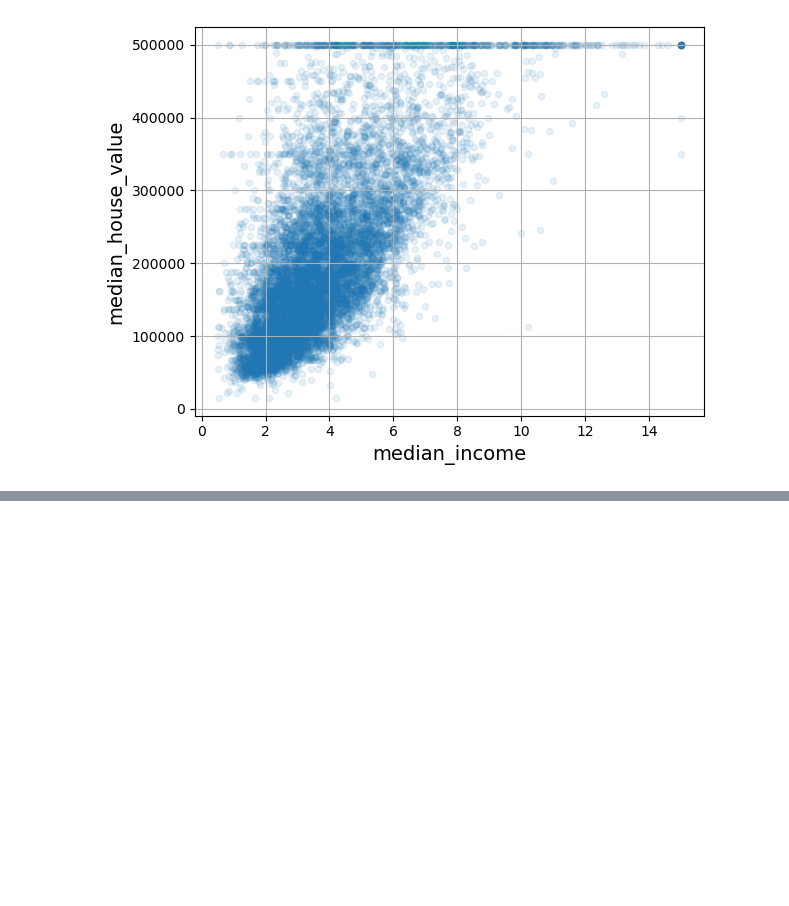
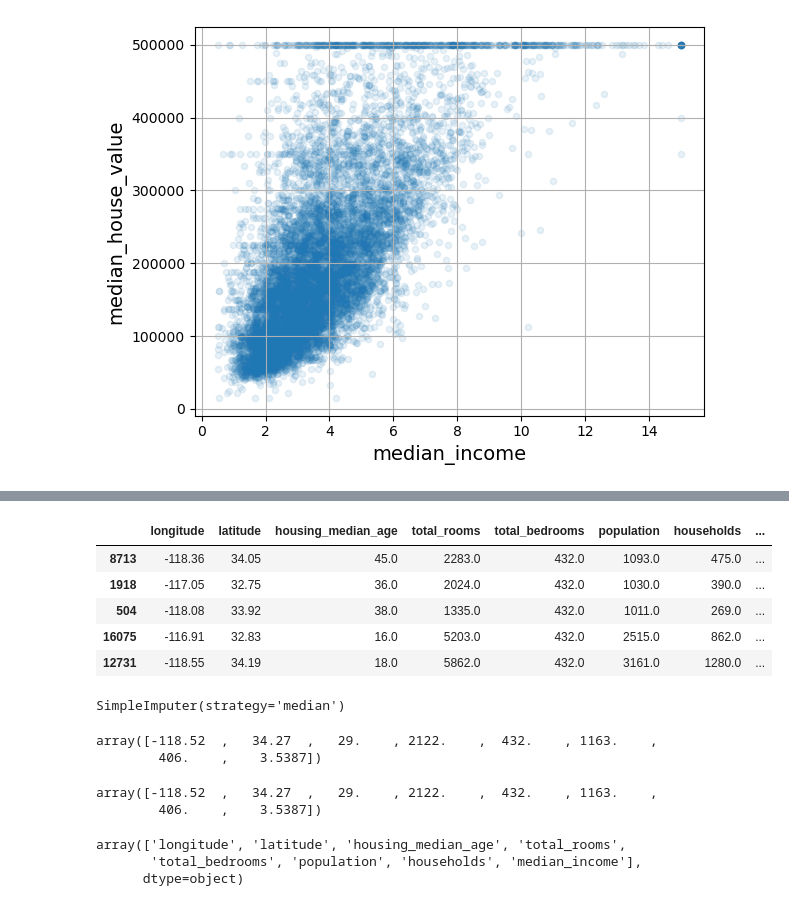
Before and after one commit to shekinahmanyi/ml_projects, a Jupyter notebook: project_1.ipynb, the cells around one changed output, grey strips where cells are left out. Drawn from its saved outputs; the diff is of its cells as text; code cells hidden in the pictures; blank space fills up the shorter version.

```diff
--- a/project_1.ipynb
+++ b/project_1.ipynb
@@ -244,0 +280,14 @@ plt.show()
+# %%
+housing_option3 = housing.copy()
+
+median = housing["total_bedrooms"].median()
+housing_option3.fillna({"total_bedrooms": median}, inplace=True)  # option 3
+
+housing_option3.loc[null_rows_idx].head()
+# %% [output]
+|  | longitude | latitude | housing_median_age | total_rooms | total_bedrooms | population | households | ... |
+| 8713 | -118.36 | 34.05 | 45.0 | 2283.0 | 432.0 | 1093.0 | 475.0 | ... |
+| 1918 | -117.05 | 32.75 | 36.0 | 2024.0 | 432.0 | 1030.0 | 390.0 | ... |
+| 504 | -118.08 | 33.92 | 38.0 | 1335.0 | 432.0 | 1011.0 | 269.0 | ... |
+| 16075 | -116.91 | 32.83 | 16.0 | 5203.0 | 432.0 | 2515.0 | 862.0 | ... |
+| 12731 | -118.55 | 34.19 | 18.0 | 5862.0 | 432.0 | 3161.0 | 1280.0 | ... |
@@ -244,0 +301,14 @@ plt.show()
+# %%
+imputer.fit(housing_num)
+# %% [output]
+SimpleImputer(strategy='median')
+# %%
+imputer.statistics_
+# %% [output]
+array([-118.52  ,   34.27  ,   29.    , 2122.    ,  432.    , 1163.    ,
+        406.    ,    3.5387])
+# %%
+housing_num.median().values
+# %% [output]
+array([-118.52  ,   34.27  ,   29.    , 2122.    ,  432.    , 1163.    ,
+        406.    ,    3.5387])
@@ -244,0 +317,6 @@ plt.show()
+# %%
+imputer.feature_names_in_
+# %% [output]
+array(['longitude', 'latitude', 'housing_median_age', 'total_rooms',
+       'total_bedrooms', 'population', 'households', 'median_income'],
+      dtype=object)
```
Also changed, not shown: parts of 15 cells of this notebook.
